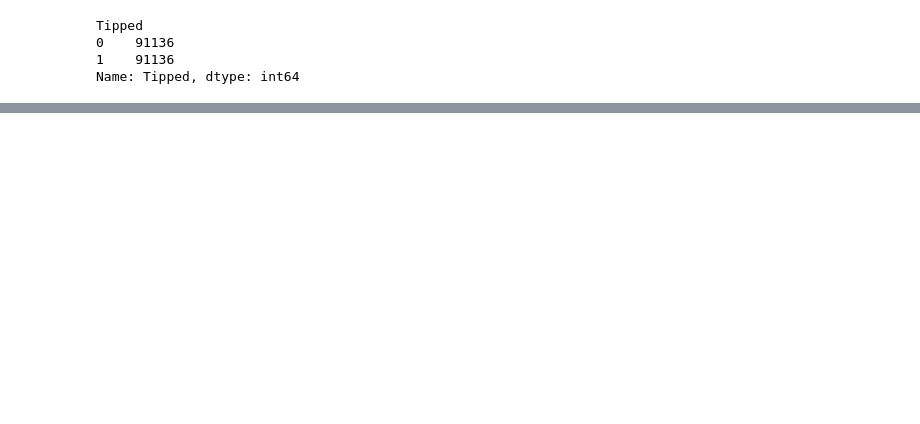
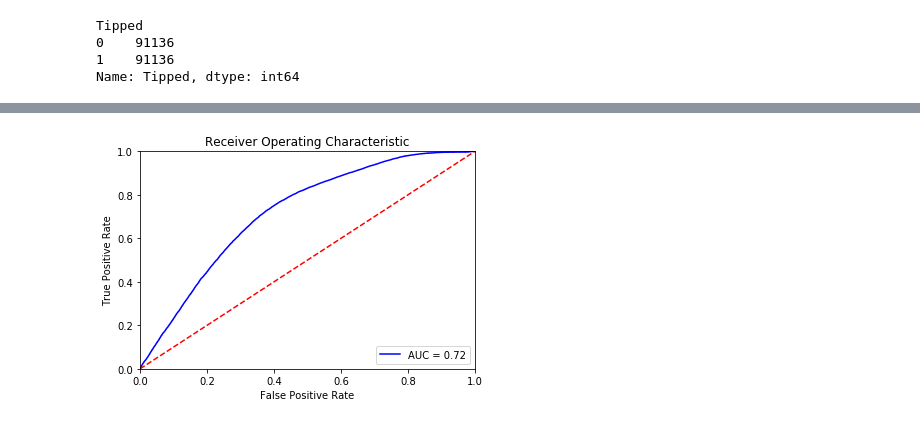
Before and after one commit to sinafh/DataScience, a Jupyter notebook: CO_06_003.ipynb, the cells around one changed output, grey strips where cells are left out. Drawn from its saved outputs; the diff is of its cells as text; code cells hidden in the pictures; blank space fills up the shorter version.

```diff
--- a/CO_06_003.ipynb
+++ b/CO_06_003.ipynb
@@ -444,25 +461,27 @@ m
 # %%
 from sklearn import metrics
 
 # calculate the fpr and tpr for all thresholds of the classification
-probs = m.predict_proba(X_test)
+probs = m.predict_proba(X_bal_test)
 preds = probs[:,1]
-fpr, tpr, threshold = metrics.roc_curve(y_test, preds)
+fpr, tpr, threshold = metrics.roc_curve(y_bal_test, preds)
 roc_auc = metrics.auc(fpr, tpr)
 
 # method I: plt
 import matplotlib.pyplot as plt
 plt.title('Receiver Operating Characteristic')
 plt.plot(fpr, tpr, 'b', label = 'AUC = %0.2f' % roc_auc)
 plt.legend(loc = 'lower right')
 plt.plot([0, 1], [0, 1],'r--')
 plt.xlim([0, 1])
 plt.ylim([0, 1])
 plt.ylabel('True Positive Rate')
 plt.xlabel('False Positive Rate')
 plt.show()
 
 # # method II: ggplot
 # from ggplot import *
 # df = pd.DataFrame(dict(fpr = fpr, tpr = tpr))
 # ggplot(df, aes(x = 'fpr', y = 'tpr')) + geom_line() + geom_abline(linetype = 'dashed')
+# %% [output]
+[figure, added]
```
Also changed, not shown: parts of 32 cells of this notebook, 1 other file.
